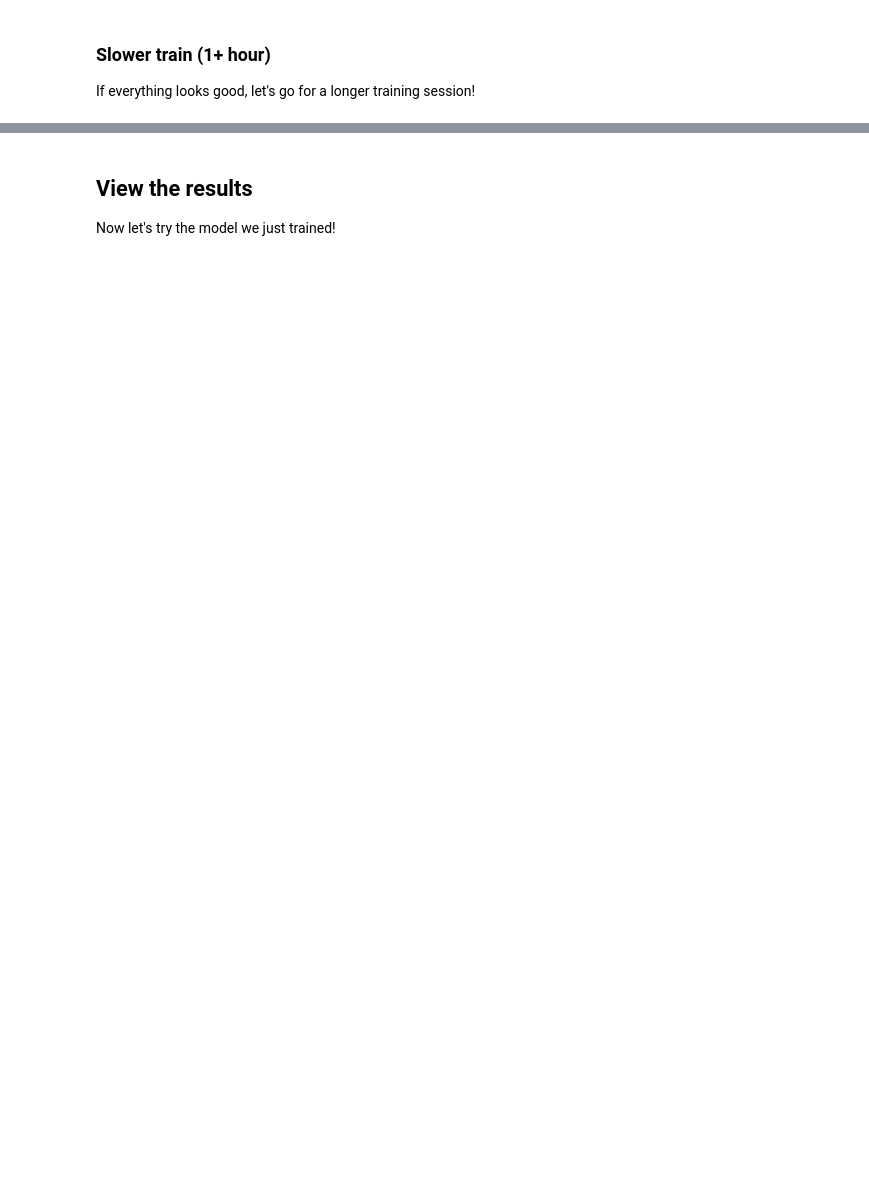
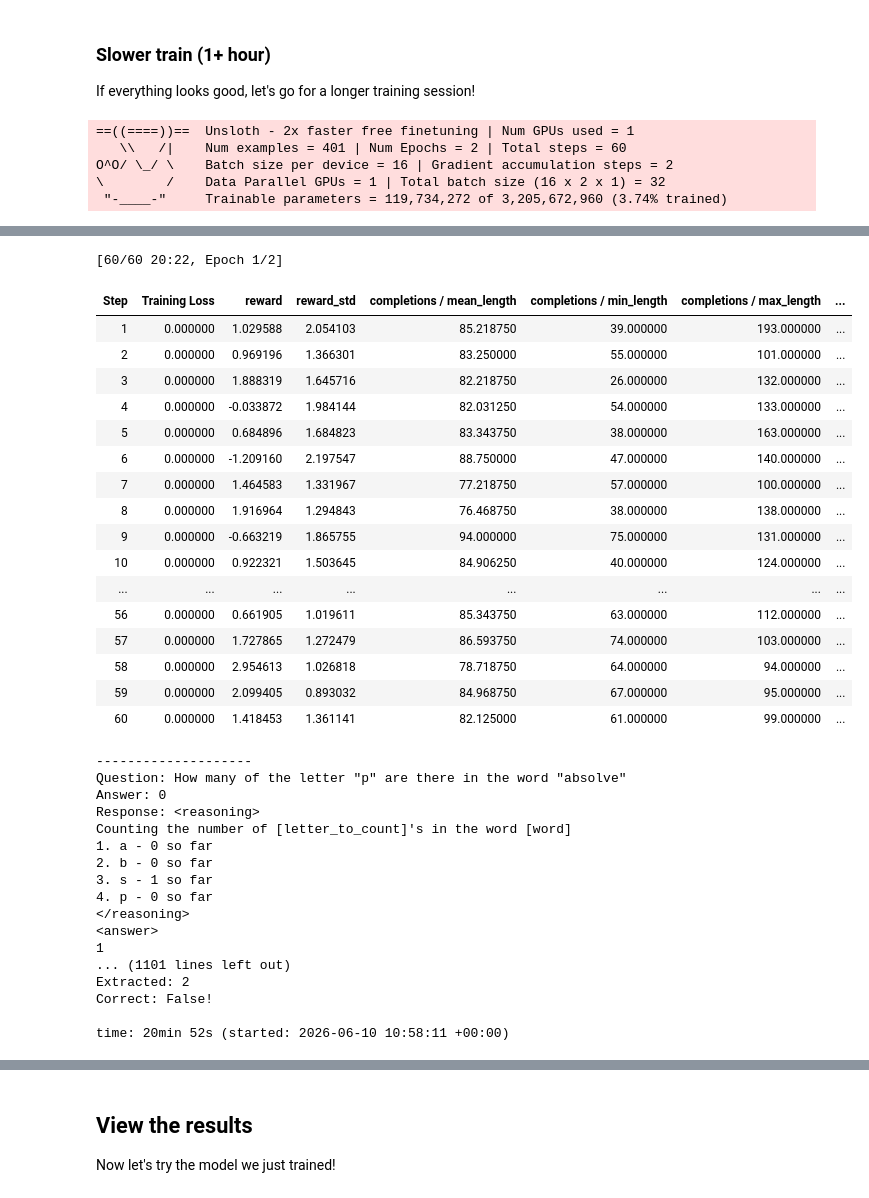
Before and after one commit to sreejasree7/cd13303-genai-c1-classroom-main_proj1, a Jupyter notebook: gen_ai_fundamentals_project_starter.ipynb, the cells around one changed output, grey strips where cells are left out. Saved outputs shown, nothing was run; the diff lists cells and outputs as text; code cells hidden in the pictures; blank space fills up the shorter version.

```diff
--- a/gen_ai_fundamentals_project_starter.ipynb
+++ b/gen_ai_fundamentals_project_starter.ipynb
@@ -709,11 +850,13 @@ def counting_reward_func(completions, letters, **kwargs) -> list[float]:
                 actual_count += 1
 
             # If the count is accurate, add a reward, else subtract a reward
-            # if ... **********
-            # else ... **********
+            if(actual_count == int(resp_count)):
+                reward += 1
+            else :
+                reward -= 1
 
         # Return the reward normalized by the length of the matches
-        # res.append(**********)
+        res.append(reward/len(letters_and_counts))
     return res
 
 
@@ -779,9 +925,10 @@ This is my reasoning.
 """)
     == "SUPERCALIFRAGILISTICEXPIALIDOCIOUS"
 )
-
+res = []
 
 def format_reward_func(completions, **kwargs) -> list[float]:
+    import re
     """Reward function that checks if the completion has a specific format."""
     pattern = r"\s*<reasoning>.*?</reasoning>\s*<answer>.*?</answer>"
 
@@ -797,11 +944,13 @@ def format_reward_func(completions, **kwargs) -> list[float]:
         match = re.match(pattern, response, flags=re.MULTILINE | re.DOTALL)
 
         # If it matches, return 0.5, otherwise return 0.0
-        # if ... **********
+        if match:
+            reward += 0.5
         # Extract the answer from the response
-        # extracted_answer = **********
+        extracted_answer = extract_xml_answer(response)
         # If the answer is an integer, add 0.5 to the reward
-        # if ... **********
+        if extracted_answer.isdigit():
+            reward += 0.5
 
         res.append(reward)
     return res
@@ -846,7 +998,7 @@ Correct: {str(extracted_responses[0]) == str(counts[0])}!
 
     res = [
         # Provide reward for exactly correct answer
-        # **********  # Complete the list comprehension
+        (1.0 if str(r).strip() == str(a) else 0.0)
         for r, a in zip(extracted_responses, counts)
     ]
     return res
@@ -910,15 +1077,15 @@ COMMON_GRPO_TRAINING_PARAMS = dict(
     # Set appropriate values for `learning_rate` and `beta`
     # See: https://docs.unsloth.ai/get-started/fine-tuning-llms-guide/lora-hyperparameters-guide
     # See: https://huggingface.co/docs/trl/main/en/grpo_trainer
-    # learning_rate=**********,
-    # beta=**********,
+    learning_rate=5e-6,
+    beta=0.0001,
     # Set the batch size appropriately for your hardware. For GRPO there are a number of parameters to set.
     # If you are not sure about your GPU, assume you have a T4. See the memory specs here:
     # https://www.nvidia.com/content/dam/en-zz/Solutions/Data-Center/tesla-product-literature/T4%20Product%20Brief.pdf
-    # per_device_train_batch_size=**********,  # per_device_train_batch_size / num_generations determines the number of simultaneous prompts to consider.
+    per_device_train_batch_size=16,  # per_device_train_batch_size / num_generations determines the number of simultaneous prompts to consider.
     # Note: Set per_device_train_batch_size to at most 16 on the Vocareum T4 for best stability
-    # num_generations=**********,  # Determines the number of completions/generations to compute for each single prompt
-    # gradient_accumulation_steps=**********,  # This parameter allow us to consider multiple steps in a single optimization step
+    num_generations=4,  # Determines the number of completions/generations to compute for each single prompt
+    gradient_accumulation_steps=2,  # This parameter allow us to consider multiple steps in a single optimization step
     adam_beta1=0.9,
     adam_beta2=0.99,
     weight_decay=0.1,
@@ -996,13 +1219,20 @@ training_args = GRPOConfig(
     # Configure the maximum number of steps to take about 30mins of time for
     # a medium-sized experiment. (See how long the previous example took and
     # scale up appropriately using your best guess.)
-    # max_steps=**********,  # ~60min
+    max_steps=60  # ~60min
 )
 trainer = GRPOTrainer(
     model=model,
-    processing_class=tokenizer,
+    #processing_class=tokenizer,
     reward_funcs=REWARD_FUNCS,
     args=training_args,
     train_dataset=ds,
 )
+
 trainer_res = trainer.train()
+# %% [output]
+==((====))==  Unsloth - 2x faster free finetuning | Num GPUs used = 1
+   \\   /|    Num examples = 401 | Num Epochs = 2 | Total steps = 60
+O^O/ \_/ \    Batch size per device = 16 | Gradient accumulation steps = 2
+\        /    Data Parallel GPUs = 1 | Total batch size (16 x 2 x 1) = 32
+ "-____-"     Trainable parameters = 119,734,272 of 3,205,672,960 (3.74% trained)
@@ -1009,3 +1257,38 @@ trainer_res = trainer.train()
+[60/60 20:22, Epoch 1/2]
+| Step | Training Loss | reward | reward_std | completions / mean_length | completions / min_length | completions / max_length | ... |
+| 1 | 0.000000 | 1.029588 | 2.054103 | 85.218750 | 39.000000 | 193.000000 | ... |
+| 2 | 0.000000 | 0.969196 | 1.366301 | 83.250000 | 55.000000 | 101.000000 | ... |
+| 3 | 0.000000 | 1.888319 | 1.645716 | 82.218750 | 26.000000 | 132.000000 | ... |
+| 4 | 0.000000 | -0.033872 | 1.984144 | 82.031250 | 54.000000 | 133.000000 | ... |
+| 5 | 0.000000 | 0.684896 | 1.684823 | 83.343750 | 38.000000 | 163.000000 | ... |
+| 6 | 0.000000 | -1.209160 | 2.197547 | 88.750000 | 47.000000 | 140.000000 | ... |
+| 7 | 0.000000 | 1.464583 | 1.331967 | 77.218750 | 57.000000 | 100.000000 | ... |
+| 8 | 0.000000 | 1.916964 | 1.294843 | 76.468750 | 38.000000 | 138.000000 | ... |
+| 9 | 0.000000 | -0.663219 | 1.865755 | 94.000000 | 75.000000 | 131.000000 | ... |
+| 10 | 0.000000 | 0.922321 | 1.503645 | 84.906250 | 40.000000 | 124.000000 | ... |
+| ... | ... | ... | ... | ... | ... | ... | ... |
+| 56 | 0.000000 | 0.661905 | 1.019611 | 85.343750 | 63.000000 | 112.000000 | ... |
+| 57 | 0.000000 | 1.727865 | 1.272479 | 86.593750 | 74.000000 | 103.000000 | ... |
+| 58 | 0.000000 | 2.954613 | 1.026818 | 78.718750 | 64.000000 | 94.000000 | ... |
+| 59 | 0.000000 | 2.099405 | 0.893032 | 84.968750 | 67.000000 | 95.000000 | ... |
+| 60 | 0.000000 | 1.418453 | 1.361141 | 82.125000 | 61.000000 | 99.000000 | ... |
+--------------------
+Question: How many of the letter "p" are there in the word "absolve"
+Answer: 0
+Response: <reasoning>
+Counting the number of [letter_to_count]'s in the word [word]
+1. a - 0 so far
+2. b - 0 so far
+3. s - 1 so far
+4. p - 0 so far
+</reasoning>
+<answer>
+1
+... (1101 lines left out)
+Extracted: 2
+Correct: False!
+
+time: 20min 52s (started: 2026-06-10 10:58:11 +00:00)
 # %%
 # Show the total (sum) of the rewards as well as the correct_answer_reward_func (means with in the batch)
 # Do you see the rewards increasing? Does the model get the correct answer
```
Also changed, not shown: parts of 25 cells of this notebook.
